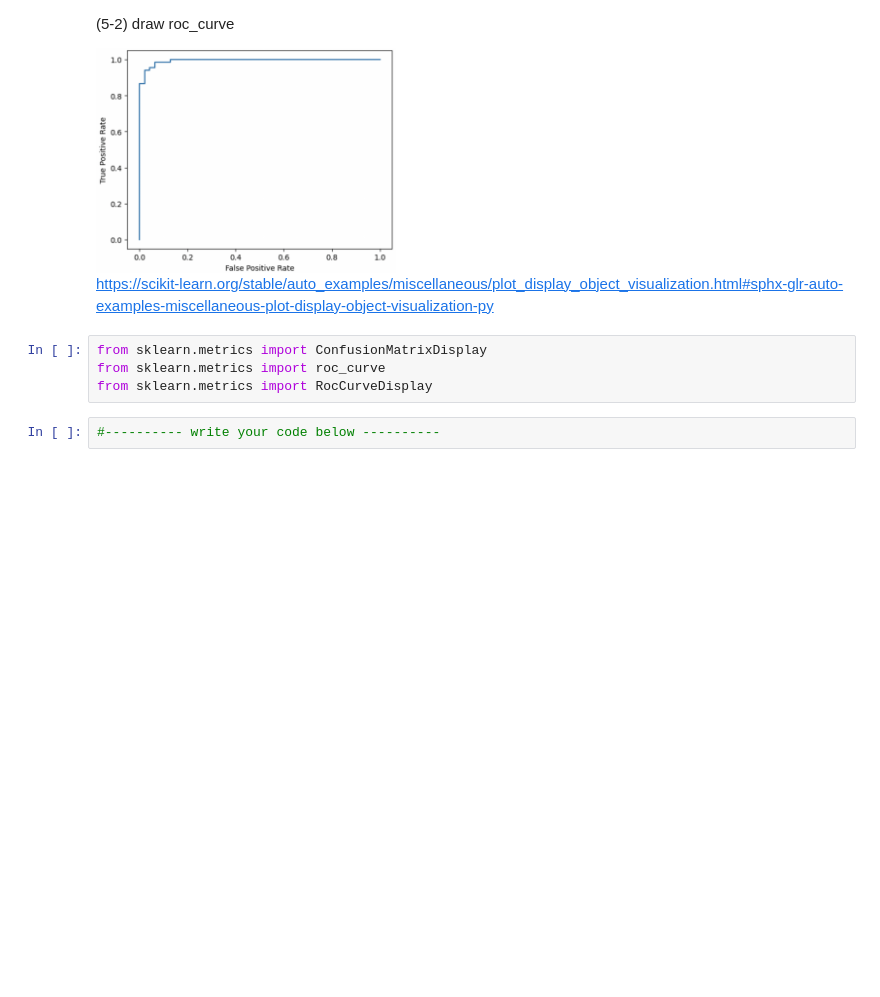
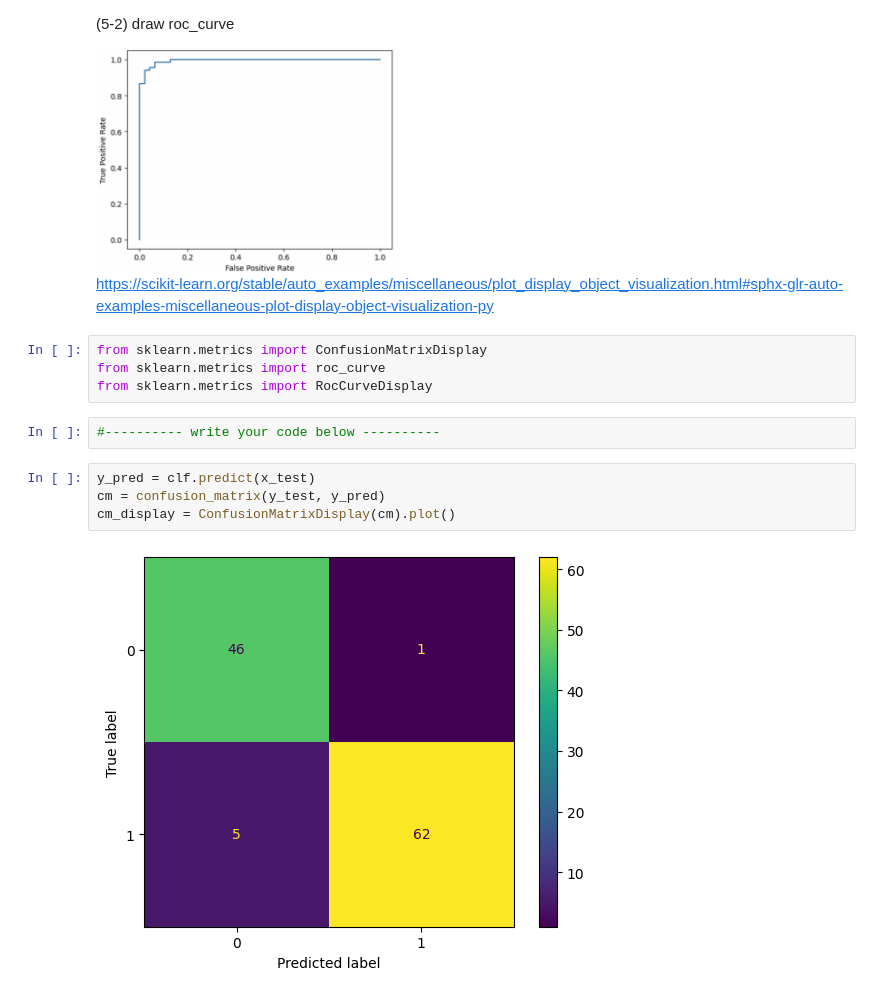
Before and after one commit to beobmun/3_1_algorithm, a Jupyter notebook: machine_learning/02_evaluation.ipynb, the cells around one changed output. Cells and saved outputs as stored; diff of their text form; blank space fills up the shorter version.

```diff
--- a/machine_learning/02_evaluation.ipynb
+++ b/machine_learning/02_evaluation.ipynb
@@ -223,3 +283,9 @@ from sklearn.metrics import roc_curve
 from sklearn.metrics import RocCurveDisplay
 # %%
 #---------- write your code below ----------
+# %%
+y_pred = clf.predict(x_test)
+cm = confusion_matrix(y_test, y_pred)
+cm_display = ConfusionMatrixDisplay(cm).plot()
+# %% [output]
+[figure, added]
```
Also changed, not shown: parts of 8 cells of this notebook.
